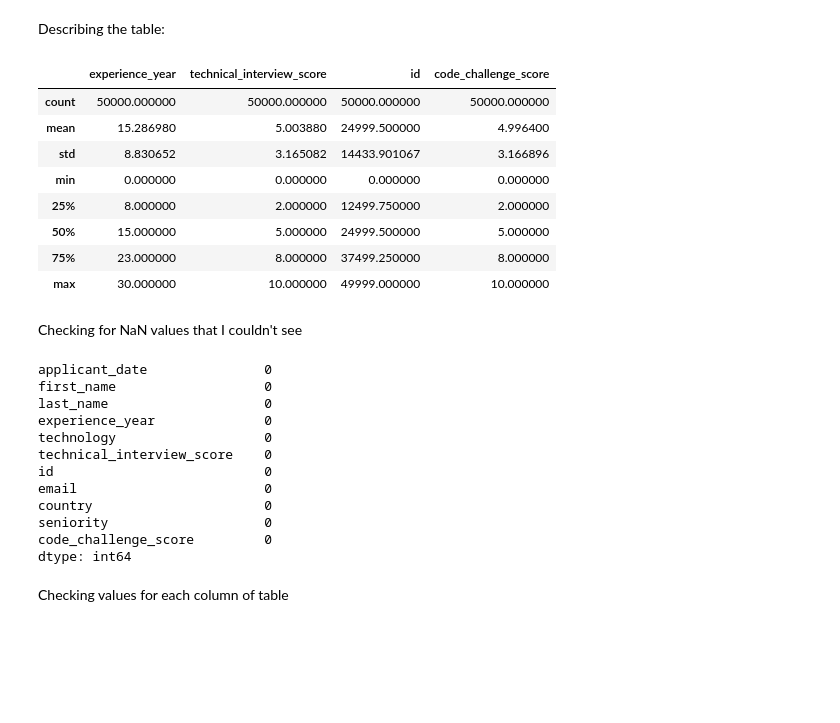
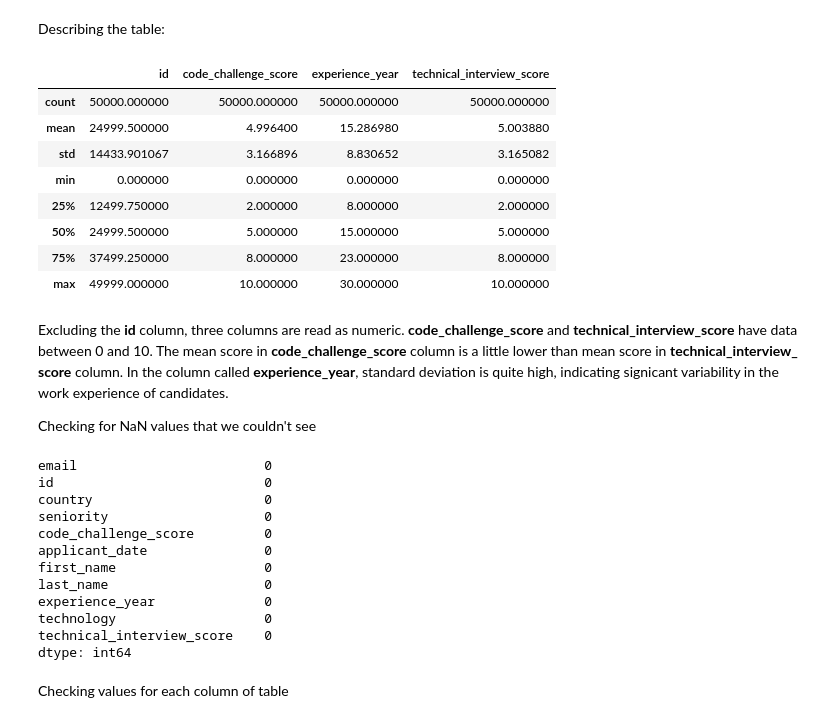
Before and after one commit to dventep/workshop001_etl_education, a Jupyter notebook: notebooks/eda_report.ipynb, the cells around one changed output. Drawn from its saved outputs; the diff is of its cells as text; code cells hidden in the pictures; blank space fills up the shorter version.

```diff
--- a/notebooks/eda_report.ipynb
+++ b/notebooks/eda_report.ipynb
@@ -57,10 +39,7 @@ Getting data:
 # %%
-# Create connection with PostgreSQL
 connection = connect_database.ConnectionPostgres()
-# Get data from raw applicant table
 records_table = connection.get_module_records('RawApplicant')
-# Create dataframe
-dataframe = pd.DataFrame(records_table)
+raw_data_dataframe = pd.DataFrame(records_table)
 # %% [markdown]
 Let's find out how many records and columns it has:
 # %%
@@ -100,4 +79,4 @@ This confirms my inquiry and I will delete it:
 # %%
-dataframe.drop(columns=['_sa_instance_state'], inplace=True)
+raw_data_dataframe.drop(columns=['_sa_instance_state'], inplace=True)
 # %% [markdown]
 Let's continue with exploration.
@@ -126,34 +104,35 @@ memory usage: 4.2+ MB
 # %% [markdown]
 Describing the table:
-# %%
-# Describe data
-dataframe.describe()
-# %% [output]
-|  | experience_year | technical_interview_score | id | code_challenge_score |
-| count | 50000.000000 | 50000.000000 | 50000.000000 | 50000.000000 |
-| mean | 15.286980 | 5.003880 | 24999.500000 | 4.996400 |
-| std | 8.830652 | 3.165082 | 14433.901067 | 3.166896 |
-| min | 0.000000 | 0.000000 | 0.000000 | 0.000000 |
-| 25% | 8.000000 | 2.000000 | 12499.750000 | 2.000000 |
-| 50% | 15.000000 | 5.000000 | 24999.500000 | 5.000000 |
-| 75% | 23.000000 | 8.000000 | 37499.250000 | 8.000000 |
-| max | 30.000000 | 10.000000 | 49999.000000 | 10.000000 |
-# %% [markdown]
-Checking for NaN values that I couldn't see
+# %%
+raw_data_dataframe.describe()
+# %% [output]
+|  | id | code_challenge_score | experience_year | technical_interview_score |
+| count | 50000.000000 | 50000.000000 | 50000.000000 | 50000.000000 |
+| mean | 24999.500000 | 4.996400 | 15.286980 | 5.003880 |
+| std | 14433.901067 | 3.166896 | 8.830652 | 3.165082 |
+| min | 0.000000 | 0.000000 | 0.000000 | 0.000000 |
+| 25% | 12499.750000 | 2.000000 | 8.000000 | 2.000000 |
+| 50% | 24999.500000 | 5.000000 | 15.000000 | 5.000000 |
+| 75% | 37499.250000 | 8.000000 | 23.000000 | 8.000000 |
+| max | 49999.000000 | 10.000000 | 30.000000 | 10.000000 |
+# %% [markdown]
+Excluding the **id** column, three columns are read as numeric. **code_challenge_score** and **technical_interview_score** have data between 0 and 10. The mean score in **code_challenge_score** column is a little lower than mean score in **technical_interview_ score** column. In the column called **experience_year**, standard deviation is quite high, indicating signicant variability in the work experience of candidates.
+
+Checking for NaN values that we couldn't see
 # %%
-dataframe.isna().sum()
+raw_data_dataframe.isna().sum()
 # %% [output]
+email                        0
+id                           0
+country                      0
+seniority                    0
+code_challenge_score         0
 applicant_date               0
 first_name                   0
 last_name                    0
 experience_year              0
 technology                   0
 technical_interview_score    0
-id                           0
-email                        0
-country                      0
-seniority                    0
-code_challenge_score         0
 dtype: int64
 # %% [markdown]
 Checking values for each column of table
```
Also changed, not shown: parts of 35 cells of this notebook, 3 other files.
